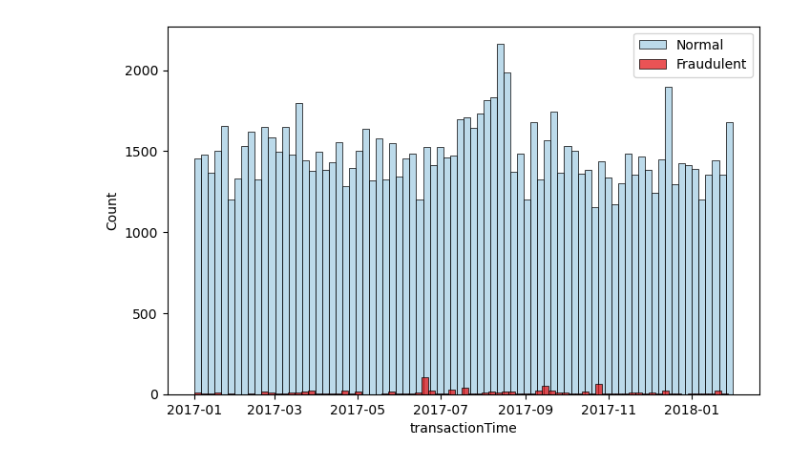
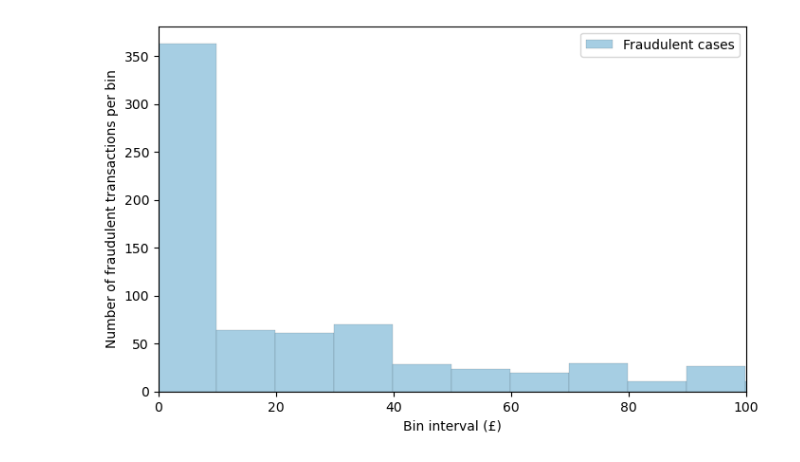
Before and after one commit to capac/credit-card-fraud-detection, a Jupyter notebook: eda.ipynb, the cells around one changed output. Cells and saved outputs as stored; diff of their text form; code cells hidden in the pictures.

```diff
--- a/eda.ipynb
+++ b/eda.ipynb
@@ -6,16 +6,15 @@ import seaborn as sns
 from pathlib import Path
 # %%
 home = Path.home()
-data_path = home / 'Programming/data/fraud-detection' / 'data'
-data_df = pd.read_csv(data_path / 'transactions_obf.csv',
-                      parse_dates=['transactionTime'],
-                      dtype={'availableCash': np.float64,
-                             'transactionAmount': np.float64})
+data_path = home / 'Programming/data/fraud-detection/data'
+data_df = pd.read_csv(
+    data_path / 'transactions_obf.csv', parse_dates=['transactionTime'],
+    dtype={'availableCash': np.float64, 'transactionAmount': np.float64}
+    )
 data_df.sort_values(by='transactionTime', inplace=True)
 # %%
 data_df[['eventId', 'accountNumber', 'merchantId', 'mcc', 'merchantCountry', 'merchantZip', 'posEntryMode']] = data_df[['eventId', 'accountNumber', 'merchantId', 'mcc', 'merchantCountry', 'merchantZip', 'posEntryMode']].astype('string')
 # %%
-data_path = home / 'Programming/data/fraud-detection' / 'data'
 labels_df = pd.read_csv(data_path / 'labels_obf.csv', parse_dates=['reportedTime'])
 labels_df.sort_values(by='reportedTime', inplace=True)
-data_df['fraudCase'] = data_df.eventId.isin(labels_df.eventId).astype(bool)
+data_df['fraudCase'] = data_df.eventId.isin(labels_df.eventId).astype(int)
@@ -22,10 +30,11 @@ data_df['fraudCase'] = data_df.eventId.isin(labels_df.eventId).astype(bool)
 # %%
 fig, ax = plt.subplots(figsize=(8,5))
-sns.histplot(data_df.transactionTime, bins=80,
-             color='#A6CEE3', ax=ax, label='Normal')
-transaction_df = data_df.transactionTime[data_df.fraudCase == 1]
-sns.histplot(transaction_df, bins=80, color='#E31A1C',
-             ax=ax, label='Fraudulent')
+amount_df = data_df.transactionAmount[data_df.fraudCase == 1]
+sns.histplot(amount_df, bins=500, color=plt.cm.Paired.colors[0],
+             ax=ax, label='Fraudulent cases', alpha=1.0)
+ax.set_xlim([0, 100])
+ax.set_xlabel('Bin interval (£)')
+ax.set_ylabel('Number of fraudulent transactions per bin')
 plt.legend();
 # %% [output]
-[figure, old version]
+[figure, new version]
```
Also changed, not shown: parts of 7 cells of this notebook.
